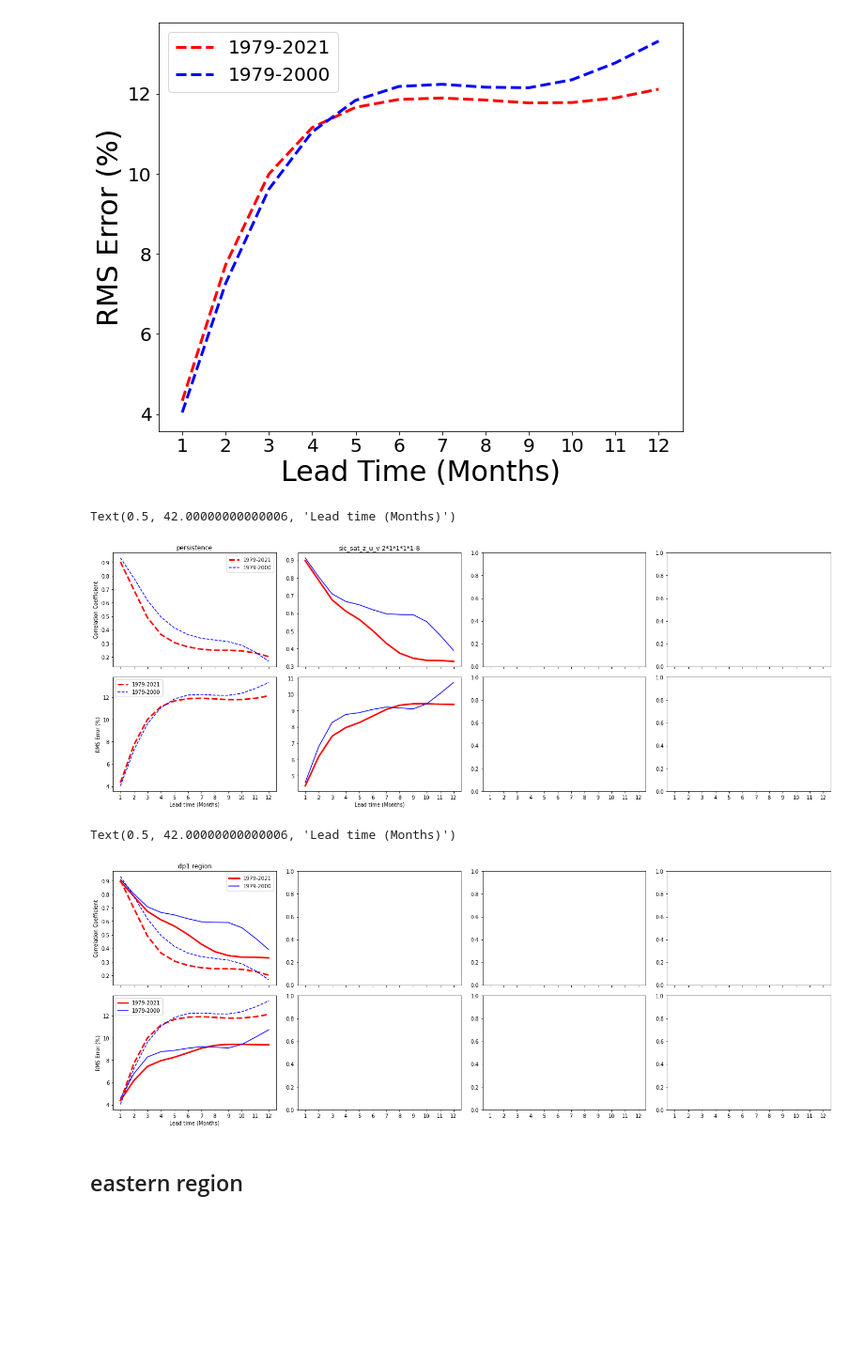
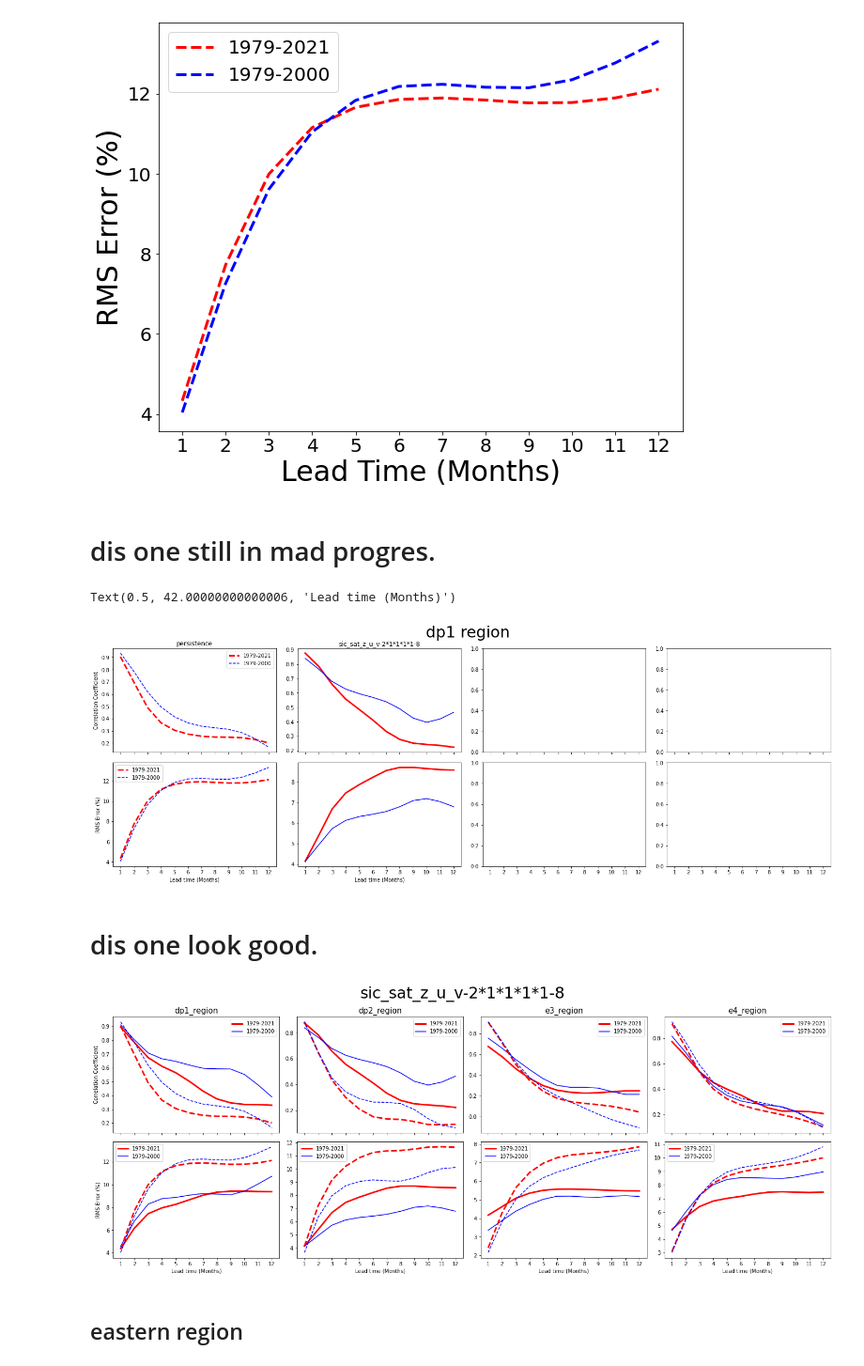
Before and after one commit to bernardw11/seaice_forecasts, a Jupyter notebook: new_model_findings.ipynb, the cells around one changed output. Shown at 94% size. Cells and saved outputs as stored; diff of their text form; code cells hidden in the pictures; blank space fills up the shorter version.

```diff
--- a/new_model_findings.ipynb
+++ b/new_model_findings.ipynb
@@ -51,3 +60,11 @@ old_pr = np.loadtxt(f'{path}/persistence-rmse.txt')
+# %%
+matrix_type = 'cross'
+region = 'dp1_region'
+fname = 'sic_sat_z_u_v-2*1*1*1*1'
+modes=8
+model_name = f'{fname}-{modes}'
+new_c, new_r, old_c, old_r =load_arrays(matrix_type, region, fname, modes)
+new_pc, new_pr, old_pc, old_pr = load_parrays(matrix_type, region)
 # %% [markdown]
 ## same variables (without SST), new model vs old model corr +rmse. dp1
 # %%
@@ -121,15 +138,20 @@ plt.show()
 # %% [output]
 [figure]
 [figure]
+# %% [markdown]
+# dis one still in mad progres.
 # %%
+# Comparing models in the same region
+
 fig, axs = plt.subplots(2, 4, sharex=True)
 fig.set_figheight(7)
 fig.set_figwidth(20)
+fig.suptitle('dp1 region', fontsize=30)
 plt.tight_layout()
 
 
+
 axs[0, 0].set_xticks(xticks)
-axs[0, 0].set_title('dp1 region')
 axs[0, 0].set_ylabel('Correlation Coefficient')
 axs[1, 0].set_ylabel('RMS Error (%)')
 
@@ -160,36 +182,50 @@ axs[1, 1].plot(xticks, old_r*100, color='blue')
 axs[1, 1].set_xlabel('Lead time (Months)')
 # %% [output]
 Text(0.5, 42.00000000000006, 'Lead time (Months)')
-[figure, old version]
+[figure, new version]
+# %% [markdown]
+# dis one look good.
 # %%
+# Comparing a specific model (same variables) over different regions
+
 fig, axs = plt.subplots(2, 4, sharex=True)
-fig.set_figheight(7)
+fig.set_figheight(8)
 fig.set_figwidth(20)
-plt.tight_layout()
+fig.suptitle(model_name, fontsize=30)
+
 
 xticks = np.arange(1, 13)
 axs[0, 0].set_xticks(xticks)
-axs[0, 0].set_title('dp1 region')
 axs[0, 0].set_ylabel('Correlation Coefficient')
 axs[1, 0].set_ylabel('RMS Error (%)')
 
-# Plot correlation and the correlation persistence
-axs[0, 0].plot(xticks, new_c, linewidth = 3, color='red')
-axs[0, 0].plot(xticks, old_c, color='blue')
-axs[0, 0].plot(xticks, new_pc, linewidth = 3, color = 'red', linestyle='dashed')
-axs[0, 0].plot(xticks, old_pc, color = 'blue', linestyle='dashed')
-axs[0, 0].legend(['1979-2021', '1979-2000'])
+regions = ['dp1_region', 'dp2_region', 'e3_region', 'e4_region']
 
-# Plot rmse and the rmse persistence
-axs[1, 0].plot(xticks, new_r*100, linewidth = 3, color='red')
-axs[1, 0].plot(xticks, old_r*100, color='blue')
-axs[1, 0].plot(xticks, new_pr*100, linewidth = 3, color='red', linestyle='dashed')
-axs[1, 0].plot(xticks, old_pr*100, color = 'blue', linestyle='dashed')
-axs[1, 0].legend(['1979-2021', '1979-2000'])
-axs[1, 0].set_xlabel('Lead time (Months)')
+for i in range(len(regions)):
+    region = regions[i]
+
+    new_c, new_r, old_c, old_r =load_arrays(matrix_type, region, fname, modes)
+    new_pc, new_pr, old_pc, old_pr = load_parrays(matrix_type, region)
+    axs[0, i].set_title(region, fontsize=15)
+
+    # Plot correlation and the correlation persistence
+    axs[0, i].plot(xticks, new_c, linewidth = 3, color='red')
+    axs[0, i].plot(xticks, old_c, color='blue')
+    axs[0, i].plot(xticks, new_pc, linewidth = 3, color = 'red', linestyle='dashed')
+    axs[0, i].plot(xticks, old_pc, color = 'blue', linestyle='dashed')
+    axs[0, i].legend(['1979-2021', '1979-2000'])
+
+    # Plot rmse and the rmse persistence
+    axs[1, i].plot(xticks, new_r*100, linewidth = 3, color='red')
+    axs[1, i].plot(xticks, old_r*100, color='blue')
+    axs[1, i].plot(xticks, new_pr*100, linewidth = 3, color='red', linestyle='dashed')
+    axs[1, i].plot(xticks, old_pr*100, color = 'blue', linestyle='dashed')
+    axs[1, i].legend(['1979-2021', '1979-2000'])
+    axs[1, i].set_xlabel('Lead time (Months)')
+
+plt.tight_layout()
 # %% [output]
-Text(0.5, 42.00000000000006, 'Lead time (Months)')
-[figure, old version]
+[figure, new version]
 # %% [markdown]
 ## eastern region
 # %% [markdown]
```
Also changed, not shown: parts of 3 cells of this notebook, 1 other file.
